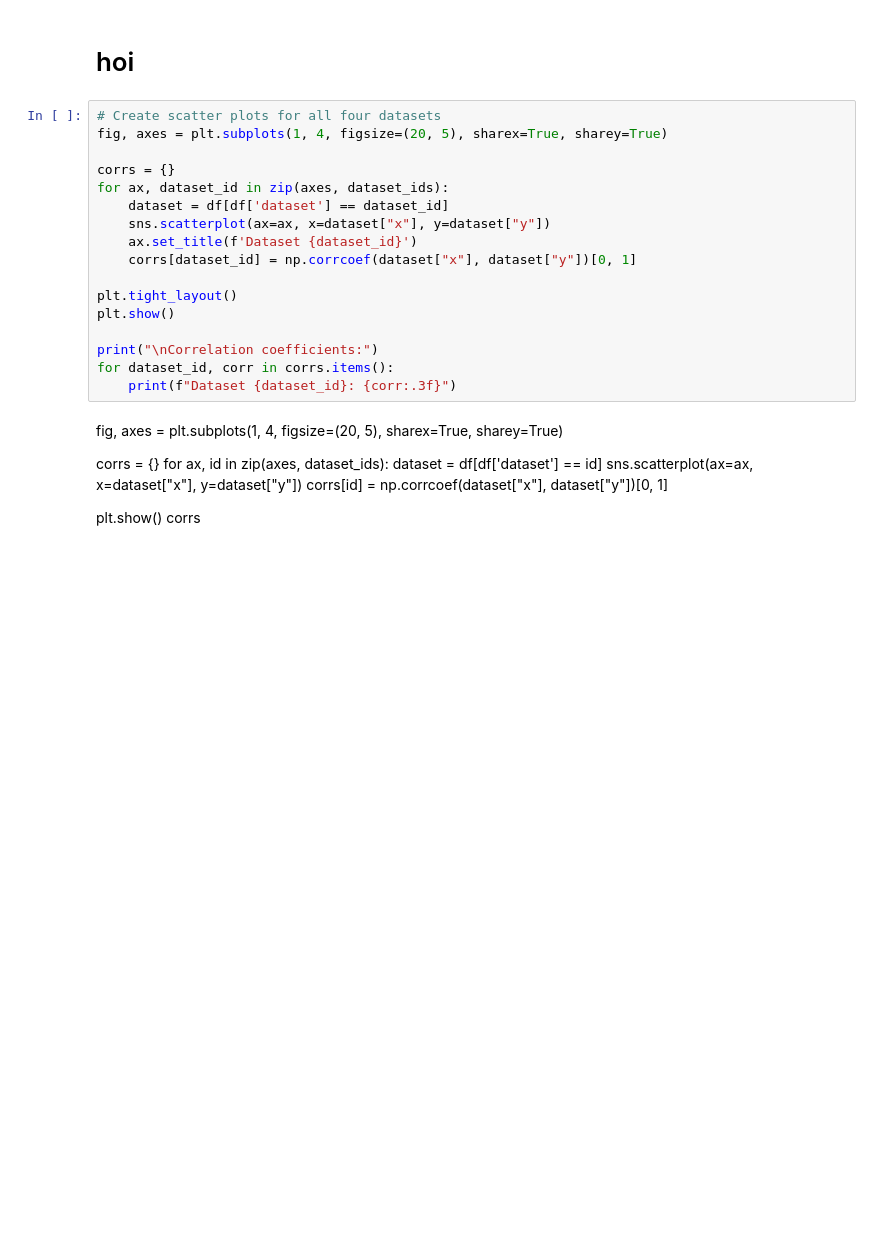
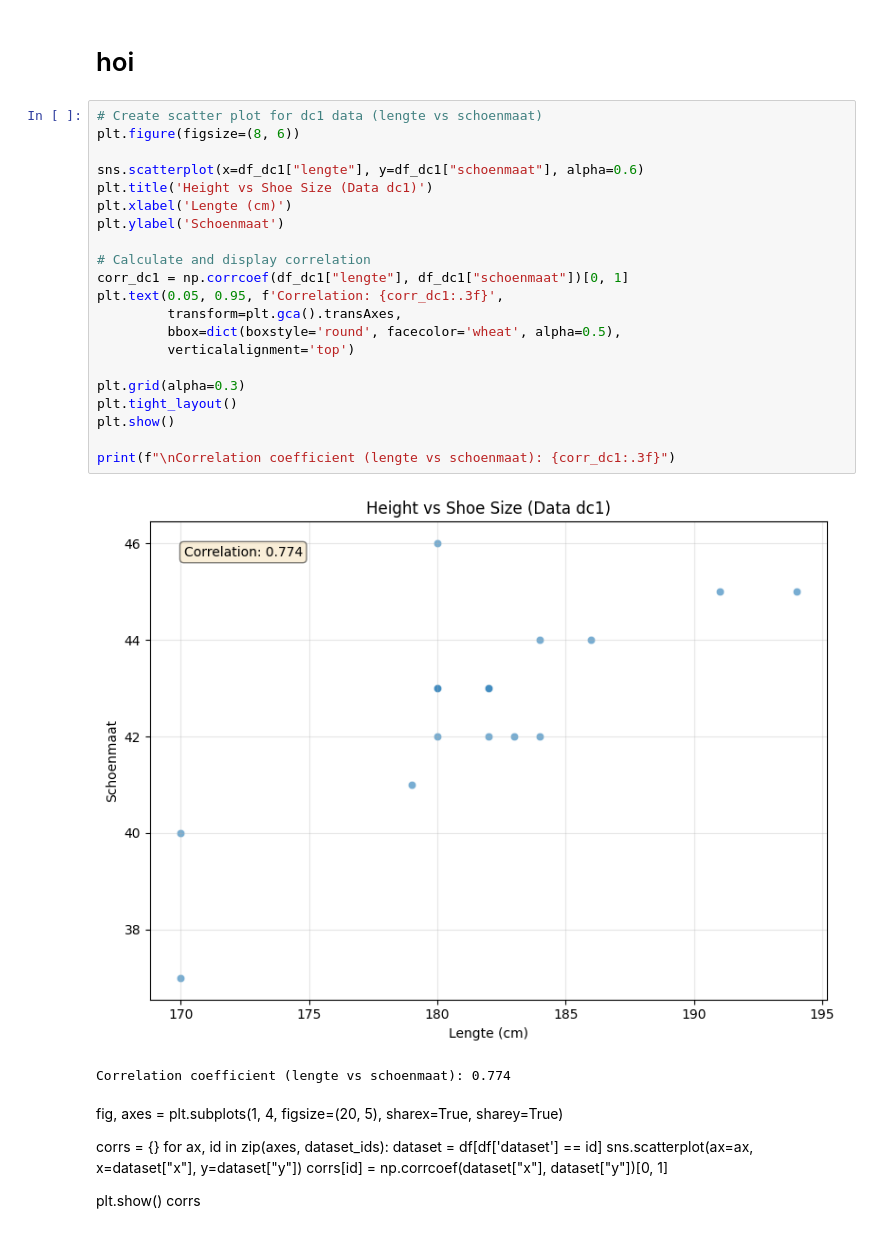
Before and after one commit to BuckInVoid/DataScienceZuyd, a Jupyter notebook: Assignments/Week1assignment.ipynb, the cells around one changed output. Cells and saved outputs as stored; diff of their text form; blank space fills up the shorter version.

Commit message:
Added scatterplot for DC1

```diff
--- a/Assignments/Week1assignment.ipynb
+++ b/Assignments/Week1assignment.ipynb
@@ -146,22 +157,29 @@ Data_dc1:
 # %% [markdown]
 # hoi
 # %%
-# Create scatter plots for all four datasets
-fig, axes = plt.subplots(1, 4, figsize=(20, 5), sharex=True, sharey=True)
+# Create scatter plot for dc1 data (lengte vs schoenmaat)
+plt.figure(figsize=(8, 6))
 
-corrs = {}
-for ax, dataset_id in zip(axes, dataset_ids):
-    dataset = df[df['dataset'] == dataset_id]
-    sns.scatterplot(ax=ax, x=dataset["x"], y=dataset["y"])
-    ax.set_title(f'Dataset {dataset_id}')
-    corrs[dataset_id] = np.corrcoef(dataset["x"], dataset["y"])[0, 1]
+sns.scatterplot(x=df_dc1["lengte"], y=df_dc1["schoenmaat"], alpha=0.6)
+plt.title('Height vs Shoe Size (Data dc1)')
+plt.xlabel('Lengte (cm)')
+plt.ylabel('Schoenmaat')
 
+# Calculate and display correlation
+corr_dc1 = np.corrcoef(df_dc1["lengte"], df_dc1["schoenmaat"])[0, 1]
+plt.text(0.05, 0.95, f'Correlation: {corr_dc1:.3f}',
+         transform=plt.gca().transAxes,
+         bbox=dict(boxstyle='round', facecolor='wheat', alpha=0.5),
+         verticalalignment='top')
+
+plt.grid(alpha=0.3)
 plt.tight_layout()
 plt.show()
 
-print("\nCorrelation coefficients:")
-for dataset_id, corr in corrs.items():
-    print(f"Dataset {dataset_id}: {corr:.3f}")
+print(f"\nCorrelation coefficient (lengte vs schoenmaat): {corr_dc1:.3f}")
+# %% [output]
+[figure, added]
+Correlation coefficient (lengte vs schoenmaat): 0.774
 # %% [markdown]
 fig, axes = plt.subplots(1, 4, figsize=(20, 5), sharex=True, sharey=True)
 
```
Also changed, not shown: parts of 5 cells of this notebook, 1 other file.
